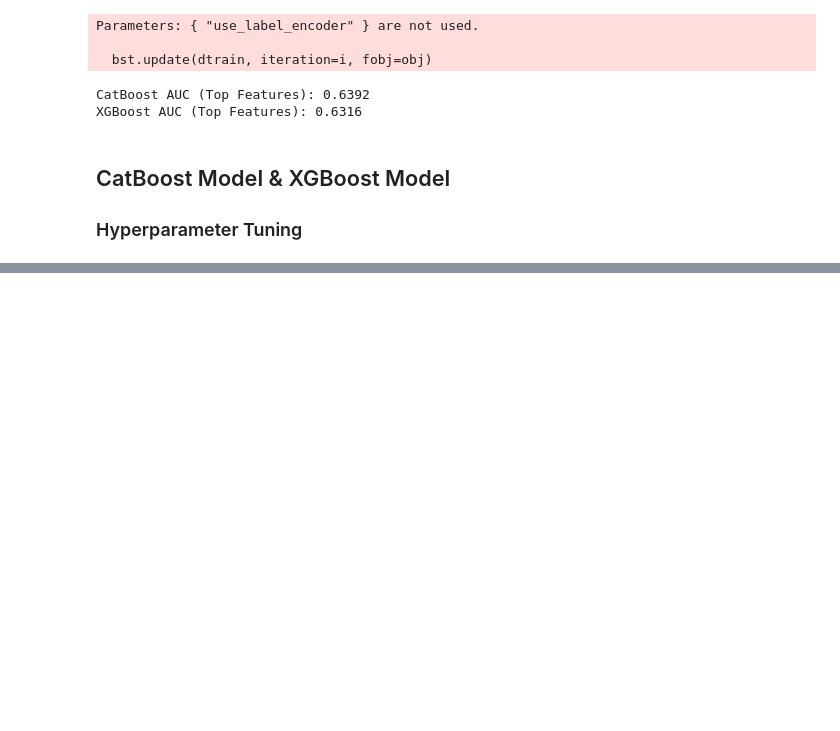
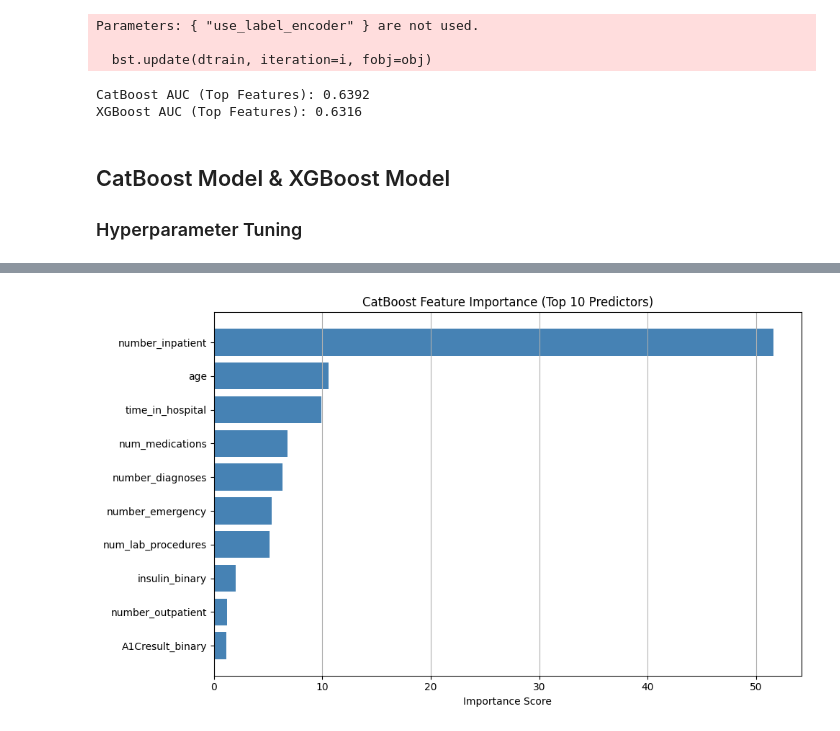
Before and after one commit to amen-hussain/SP25-Project, a Jupyter notebook: ML/ML2.ipynb, the cells around one changed output, grey strips where cells are left out. Drawn from its saved outputs; the diff is of its cells as text; code cells hidden in the pictures; blank space fills up the shorter version.

Commit message:
feature plot

```diff
--- a/ML/ML2.ipynb
+++ b/ML/ML2.ipynb
@@ -471,3 +468,32 @@ Tuned CatBoost AUC: 0.6486
 Best CatBoost Params: {'learning_rate': 0.05, 'l2_leaf_reg': 5, 'iterations': 300, 'depth': 4}
 Tuned XGBoost AUC: 0.6457
 Best XGBoost Params: {'subsample': 0.8, 'n_estimators': 300, 'max_depth': 5, 'learning_rate': 0.01, 'colsample_bytree': 1.0}
+# %%
+import matplotlib.pyplot as plt
+import pandas as pd
+
+# --- Step 1: Feature names used in training
+top_features = [
+    'number_inpatient', 'number_emergency', 'number_diagnoses',
+    'time_in_hospital', 'num_medications', 'age',
+    'num_lab_procedures', 'number_outpatient',
+    'A1Cresult_binary', 'insulin_binary'
+]
+
+# --- Step 2: Get feature importance from the best CatBoost model
+cat_importances = cat_best.get_feature_importance()
+importance_df = pd.DataFrame({
+    'Feature': top_features,
+    'Importance': cat_importances
+}).sort_values(by='Importance', ascending=True)
+
+# --- Step 3: Plot
+plt.figure(figsize=(10, 6))
+plt.barh(importance_df['Feature'], importance_df['Importance'], color='steelblue')
+plt.xlabel('Importance Score')
+plt.title('CatBoost Feature Importance (Top 10 Predictors)')
+plt.grid(axis='x')
+plt.tight_layout()
+plt.show()
+# %% [output]
+[figure, added]
```
Also changed, not shown: parts of 3 cells of this notebook, 4 other files.
